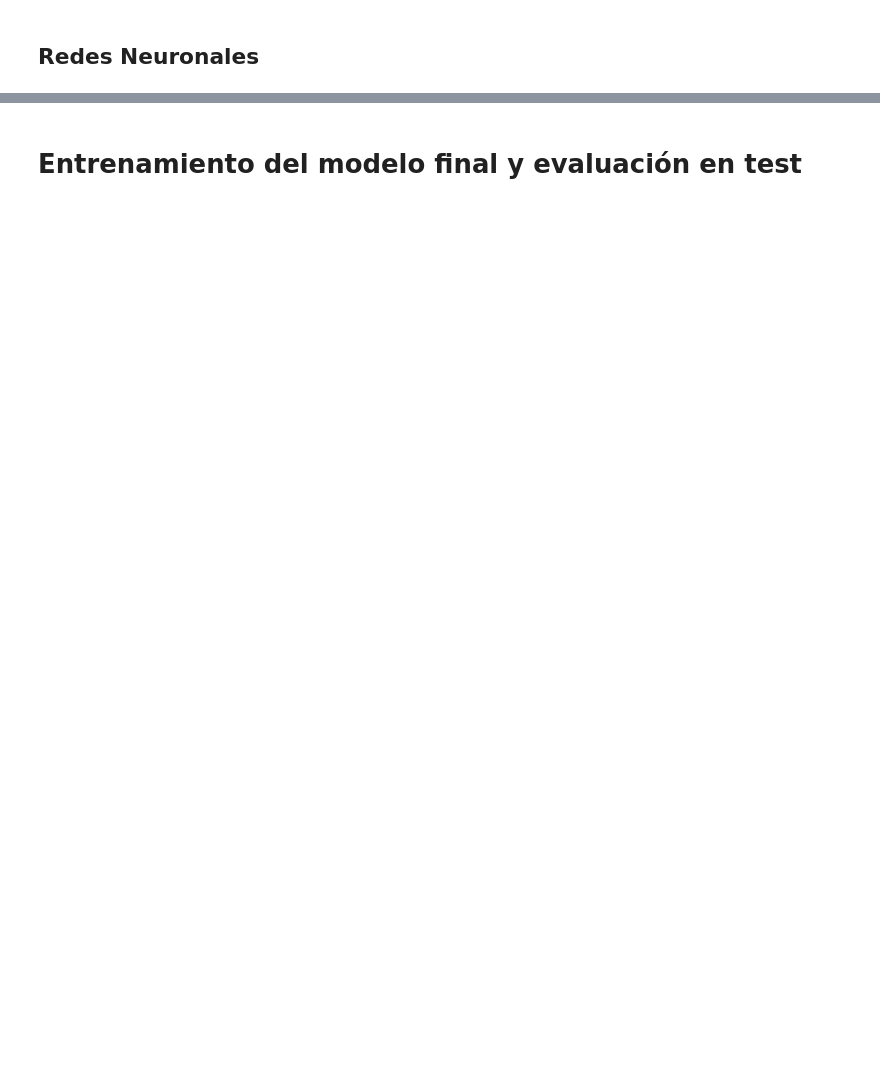
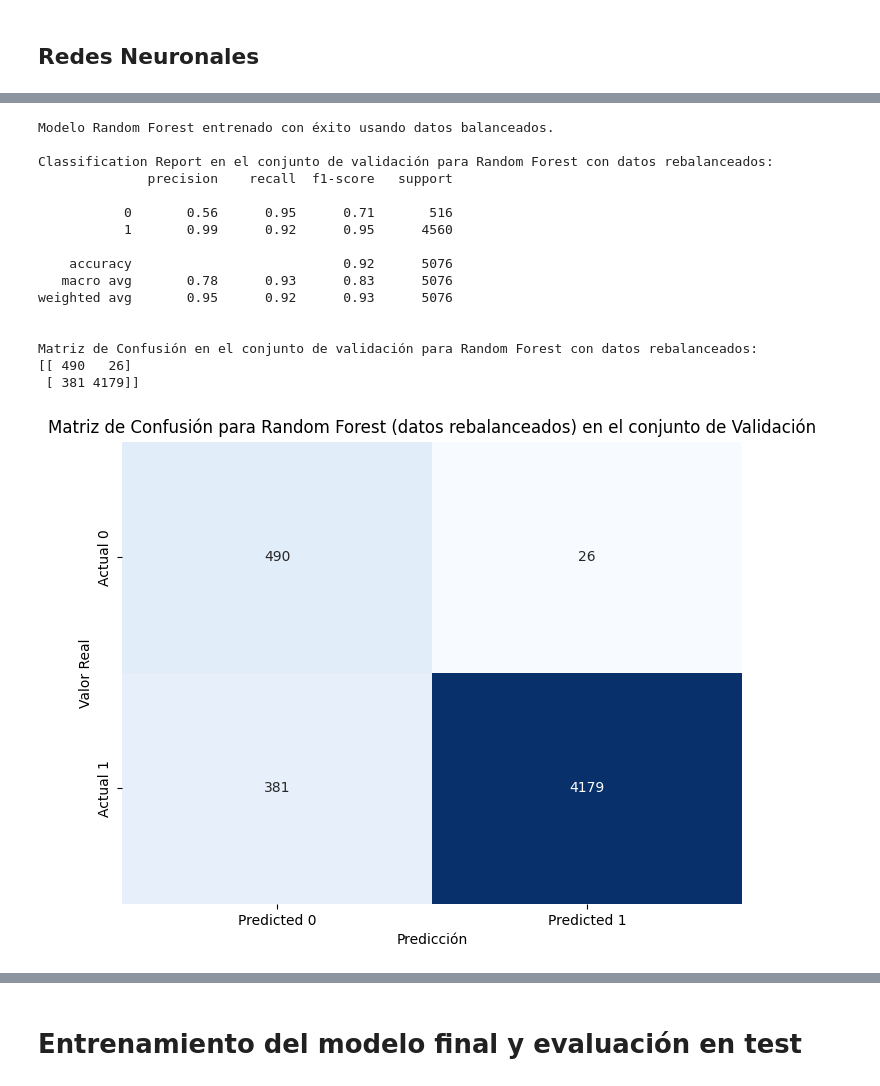
Before and after one commit to manugd1105/AI_challenge_UPF, a Jupyter notebook: Entrenamiento_y_testeo.ipynb, the cells around one changed output, grey strips where cells are left out. Drawn from its saved outputs; the diff is of its cells as text; code cells hidden in the pictures; blank space fills up the shorter version.

```diff
--- a/Entrenamiento_y_testeo.ipynb
+++ b/Entrenamiento_y_testeo.ipynb
@@ -714,0 +738,17 @@ En la siguiente sección, entrenaremos este modelo que hemos encontrado como el
+# %%
+from imblearn.under_sampling import RandomUnderSampler
+from collections import Counter
+
+print("Distribución original de las clases en y_train:", Counter(y_train))
+
+# Instantiate RandomUnderSampler
+# random_state for reproducibility
+# sampling_strategy='auto' balances the majority class to the minority class
+undersampler = RandomUnderSampler(random_state=42, sampling_strategy='auto')
+
+# Apply undersampling to X_train and y_train
+X_train_resampled, y_train_resampled = undersampler.fit_resample(X_train_scaled, y_train)
+
+print("Distribución de las clases en y_train después de undersampling:", Counter(y_train_resampled))
+print(f"Dimensiones de X_train después de undersampling: {X_train_resampled.shape}")
+print(f"Dimensiones de y_train después de undersampling: {y_train_resampled.shape}")
@@ -714,0 +760,63 @@ En la siguiente sección, entrenaremos este modelo que hemos encontrado como el
+# %%
+from sklearn.ensemble import RandomForestClassifier
+from sklearn.metrics import confusion_matrix, classification_report
+import matplotlib.pyplot as plt
+import seaborn as sns
+
+# Best hyperparameters for Random Forest found from GridSearchCV were stored in best_params_rf
+# best_params_rf = {'max_depth': None, 'min_samples_leaf': 1, 'n_estimators': 200}
+
+# Initialize the Random Forest Classifier with optimal hyperparameters
+# and train it on the resampled data
+rf_resampled = RandomForestClassifier(
+    n_estimators=best_params_rf['n_estimators'],
+    max_depth=best_params_rf['max_depth'],
+    min_samples_leaf=best_params_rf['min_samples_leaf'],
+    random_state=42, # Ensure reproducibility
+    class_weight='balanced', # Important to use with imbalanced data, even after resampling
+    n_jobs=-1 # Use all available cores for training
+)
+
+# Train the model with the resampled training data
+rf_resampled.fit(X_train_resampled, y_train_resampled)
+
+print("Modelo Random Forest entrenado con éxito usando datos balanceados.")
+
+# Evaluate the model on the validation set (scaled data)
+y_val_pred_resampled_rf = rf_resampled.predict(X_val_scaled)
+
+# Print validation metrics
+print("\nClassification Report en el conjunto de validación para Random Forest con datos rebalanceados:")
+print(classification_report(y_val, y_val_pred_resampled_rf))
+
+print("\nMatriz de Confusión en el conjunto de validación para Random Forest con datos rebalanceados:")
+cm_resampled_rf = confusion_matrix(y_val, y_val_pred_resampled_rf)
+print(cm_resampled_rf)
+
+# Plot the confusion matrix
+plt.figure(figsize=(8, 6))
+sns.heatmap(cm_resampled_rf, annot=True, fmt='d', cmap='Blues', cbar=False,
+            xticklabels=['Predicted 0', 'Predicted 1'],
+            yticklabels=['Actual 0', 'Actual 1'])
+plt.title('Matriz de Confusión para Random Forest (datos rebalanceados) en el conjunto de Validación')
+plt.xlabel('Predicción')
+plt.ylabel('Valor Real')
+plt.show()
+# %% [output]
+Modelo Random Forest entrenado con éxito usando datos balanceados.
+
+Classification Report en el conjunto de validación para Random Forest con datos rebalanceados:
+              precision    recall  f1-score   support
+
+           0       0.56      0.95      0.71       516
+           1       0.99      0.92      0.95      4560
+
+    accuracy                           0.92      5076
+   macro avg       0.78      0.93      0.83      5076
+weighted avg       0.95      0.92      0.93      5076
+
+
+Matriz de Confusión en el conjunto de validación para Random Forest con datos rebalanceados:
+[[ 490   26]
+ [ 381 4179]]
+[figure, added]
```
Also changed, not shown: parts of 66 cells of this notebook.
